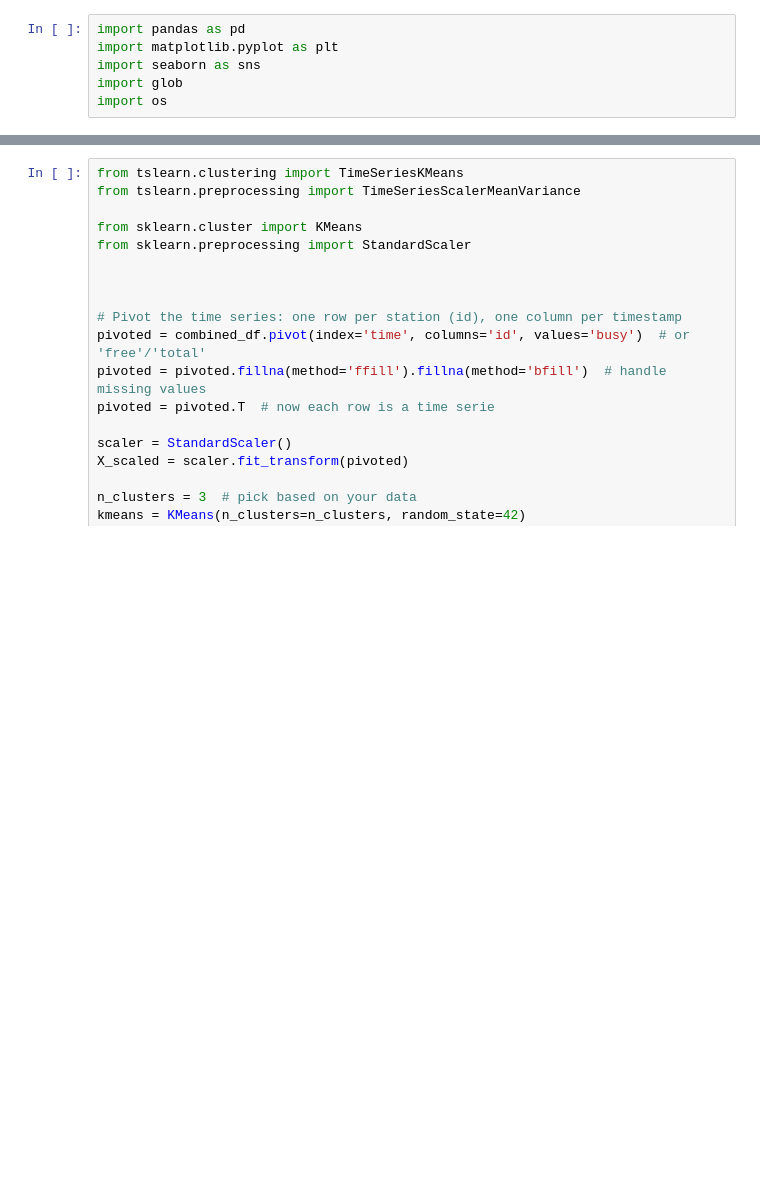
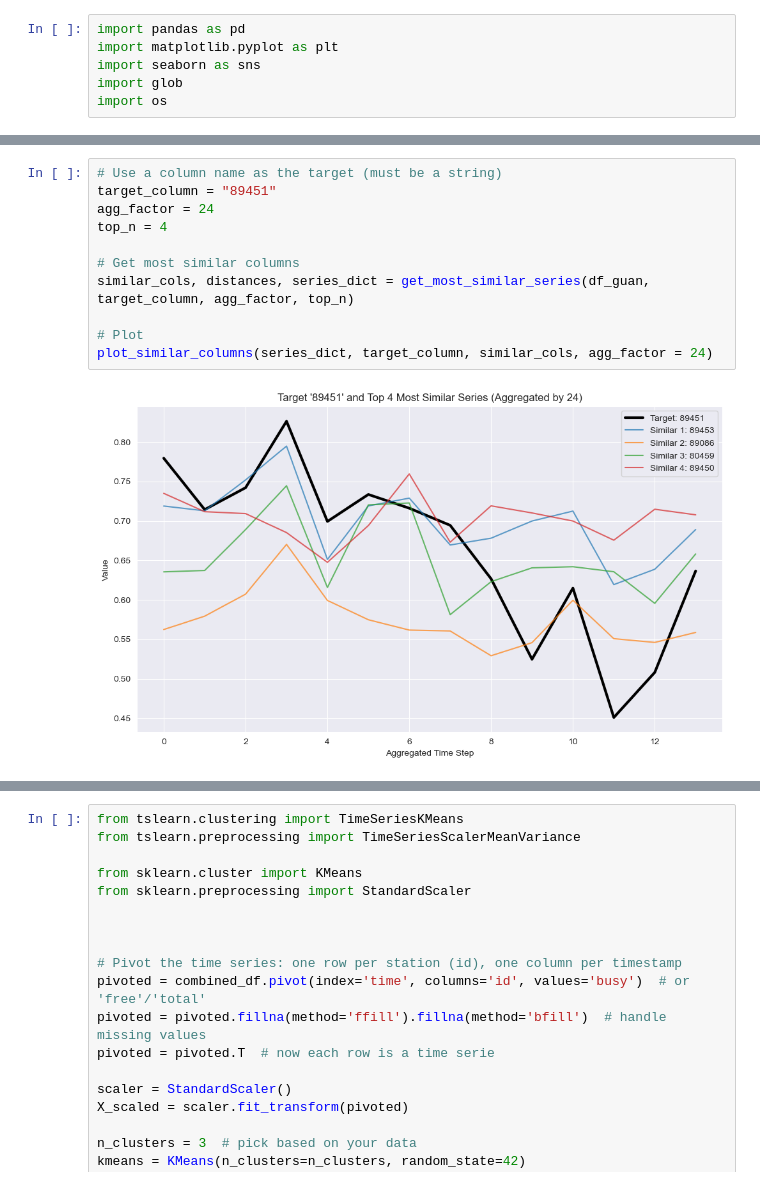
Before and after one commit to arthurhirez/FedLeaks, a Jupyter notebook: Dataset_benchmark.ipynb, the cells around one changed output, grey strips where cells are left out. Saved outputs shown, nothing was run; the diff lists cells and outputs as text; blank space fills up the shorter version.

```diff
--- a/Dataset_benchmark.ipynb
+++ b/Dataset_benchmark.ipynb
@@ -37 +141,14 @@ combined_df.head()
+# %%
+# Use a column name as the target (must be a string)
+target_column = "89451"
+agg_factor = 24
+top_n = 4
+
+# Get most similar columns
+similar_cols, distances, series_dict = get_most_similar_series(df_guan, target_column, agg_factor, top_n)
+
+# Plot
+plot_similar_columns(series_dict, target_column, similar_cols, agg_factor = 24)
+# %% [output]
+[figure, added]
 # %%
```
Also changed, not shown: parts of 30 cells of this notebook, 11 other files.
